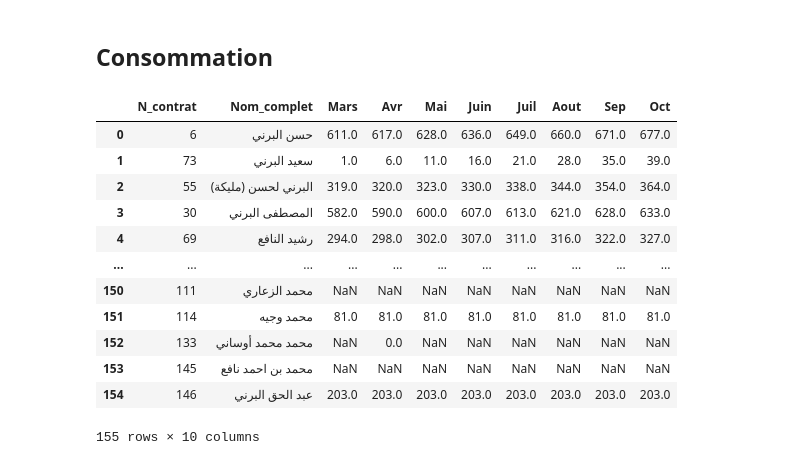
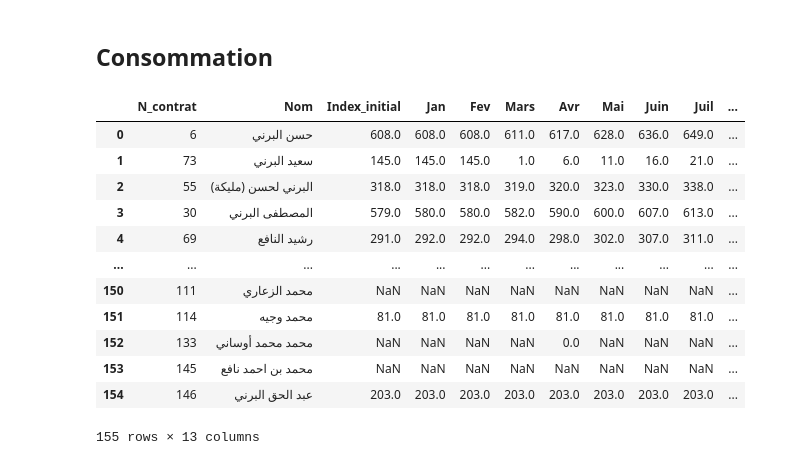
Before and after one commit to laanani-mohamed/Gestion-Eau-Association-Nasr, a Jupyter notebook: notebook/Manipulation_BD.ipynb, the cells around one changed output. Saved outputs shown, nothing was run; the diff lists cells and outputs as text; code cells hidden in the pictures.

```diff
--- a/notebook/Manipulation_BD.ipynb
+++ b/notebook/Manipulation_BD.ipynb
@@ -688,19 +709,19 @@ Données insérées avec succès dans la table info_personne.
 # %%
 fichier_excel= "/Users/mac/Desktop/Gestion-Eau-Association-Nasr/Donnee Brute/MB suivi de compte.xlsx"
 #noms_colonnes = ["N_Contrat", "Nom_complet", "Index_initial", "Index_NV"]
-df = pd.read_excel(fichier_excel, sheet_name="Sheet5")
+df = pd.read_excel(fichier_excel, sheet_name="Sheet6")
 df
 # %% [output]
-|  | N_contrat | Nom_complet | Mars | Avr | Mai | Juin | Juil | Aout | Sep | Oct |
-| 0 | 6 | حسن البرني | 611.0 | 617.0 | 628.0 | 636.0 | 649.0 | 660.0 | 671.0 | 677.0 |
-| 1 | 73 | سعيد البرني | 1.0 | 6.0 | 11.0 | 16.0 | 21.0 | 28.0 | 35.0 | 39.0 |
-| 2 | 55 | البرني لحسن (مليكة) | 319.0 | 320.0 | 323.0 | 330.0 | 338.0 | 344.0 | 354.0 | 364.0 |
-| 3 | 30 | المصطفى البرني | 582.0 | 590.0 | 600.0 | 607.0 | 613.0 | 621.0 | 628.0 | 633.0 |
-| 4 | 69 | رشيد النافع | 294.0 | 298.0 | 302.0 | 307.0 | 311.0 | 316.0 | 322.0 | 327.0 |
-| ... | ... | ... | ... | ... | ... | ... | ... | ... | ... | ... |
-| 150 | 111 | محمد الزعاري | NaN | NaN | NaN | NaN | NaN | NaN | NaN | NaN |
-| 151 | 114 | محمد وجيه | 81.0 | 81.0 | 81.0 | 81.0 | 81.0 | 81.0 | 81.0 | 81.0 |
-| 152 | 133 | محمد محمد أوساني | NaN | 0.0 | NaN | NaN | NaN | NaN | NaN | NaN |
-| 153 | 145 | محمد بن احمد نافع | NaN | NaN | NaN | NaN | NaN | NaN | NaN | NaN |
-| 154 | 146 | عبد الحق البرني | 203.0 | 203.0 | 203.0 | 203.0 | 203.0 | 203.0 | 203.0 | 203.0 |
+|  | N_contrat | Nom | Index_initial | Jan | Fev | Mars | Avr | Mai | Juin | Juil | ... |
+| 0 | 6 | حسن البرني | 608.0 | 608.0 | 608.0 | 611.0 | 617.0 | 628.0 | 636.0 | 649.0 | ... |
+| 1 | 73 | سعيد البرني | 145.0 | 145.0 | 145.0 | 1.0 | 6.0 | 11.0 | 16.0 | 21.0 | ... |
+| 2 | 55 | البرني لحسن (مليكة) | 318.0 | 318.0 | 318.0 | 319.0 | 320.0 | 323.0 | 330.0 | 338.0 | ... |
+| 3 | 30 | المصطفى البرني | 579.0 | 580.0 | 580.0 | 582.0 | 590.0 | 600.0 | 607.0 | 613.0 | ... |
+| 4 | 69 | رشيد النافع | 291.0 | 292.0 | 292.0 | 294.0 | 298.0 | 302.0 | 307.0 | 311.0 | ... |
+| ... | ... | ... | ... | ... | ... | ... | ... | ... | ... | ... | ... |
+| 150 | 111 | محمد الزعاري | NaN | NaN | NaN | NaN | NaN | NaN | NaN | NaN | ... |
+| 151 | 114 | محمد وجيه | 81.0 | 81.0 | 81.0 | 81.0 | 81.0 | 81.0 | 81.0 | 81.0 | ... |
+| 152 | 133 | محمد محمد أوساني | NaN | NaN | NaN | NaN | 0.0 | NaN | NaN | NaN | ... |
+| 153 | 145 | محمد بن احمد نافع | NaN | NaN | NaN | NaN | NaN | NaN | NaN | NaN | ... |
+| 154 | 146 | عبد الحق البرني | 203.0 | 203.0 | 203.0 | 203.0 | 203.0 | 203.0 | 203.0 | 203.0 | ... |
-155 rows × 10 columns
+155 rows × 13 columns
```
Also changed, not shown: parts of 21 cells of this notebook, 8 other files.
